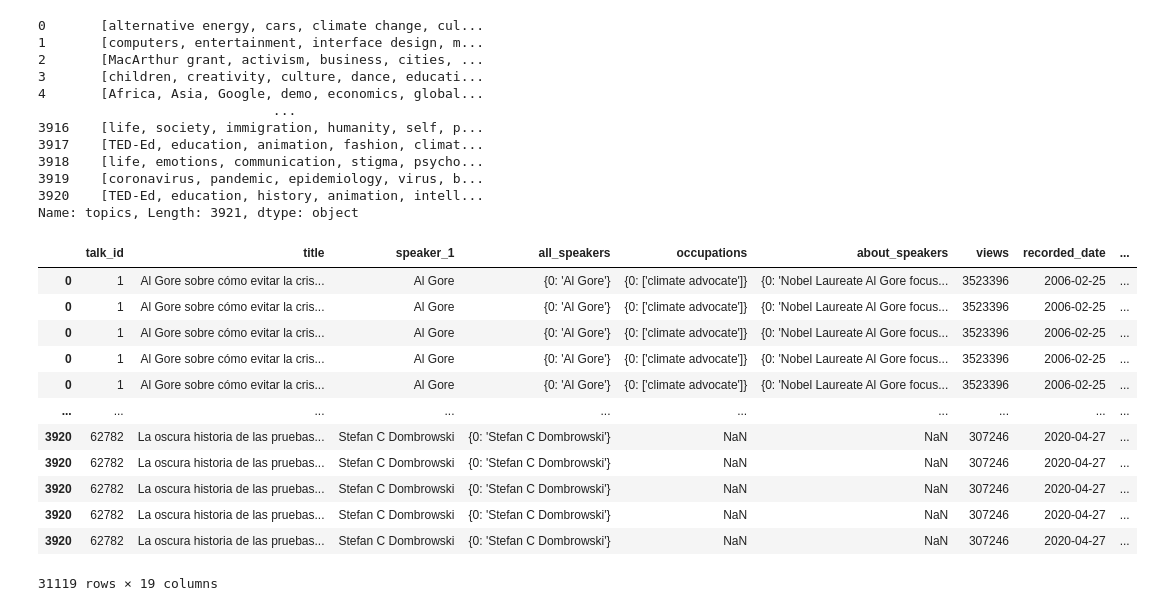
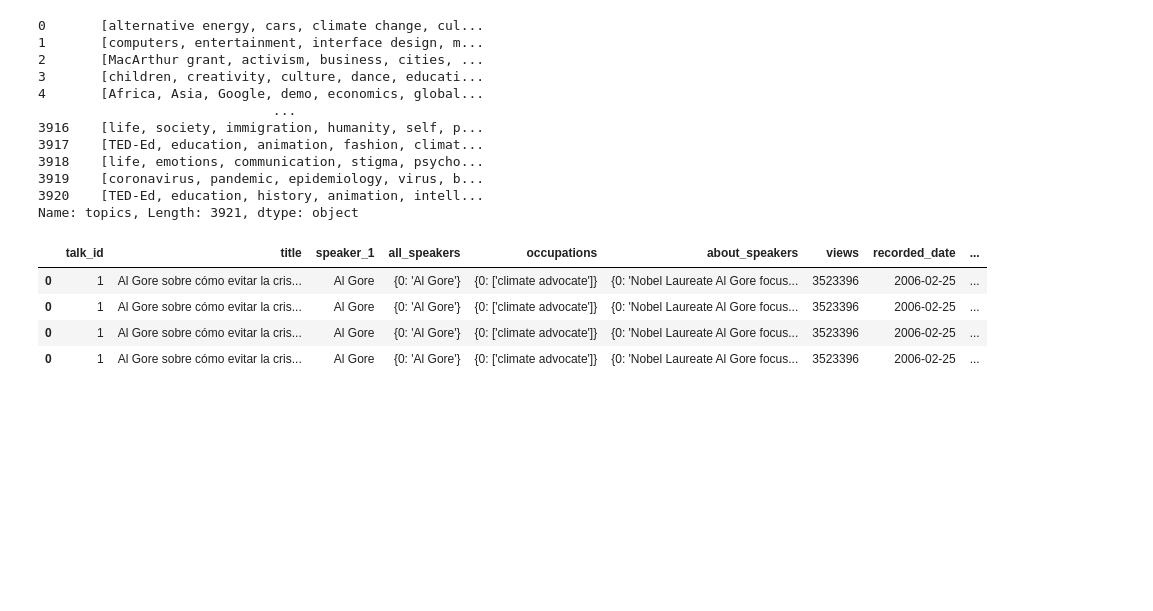
Before and after one commit to erzea1609/Proyectos-Algebra-lineal-avanzada, a Jupyter notebook: Proyecto 1/Proyecto Algebra.ipynb, the cells around one changed output. Drawn from its saved outputs; the diff is of its cells as text; code cells hidden in the pictures; blank space fills up the shorter version.

```diff
--- a/Proyecto 1/Proyecto Algebra.ipynb
+++ b/Proyecto 1/Proyecto Algebra.ipynb
@@ -41,20 +61,12 @@ Name: topics, Length: 3921, dtype: object
 # %%
 #Expande la lista y crea una fila por topico
 explode  = df.explode("topics")
-explode
+explode.head(4)
 # %% [output]
 |  | talk_id | title | speaker_1 | all_speakers | occupations | about_speakers | views | recorded_date | ... |
 | 0 | 1 | Al Gore sobre cómo evitar la cris... | Al Gore | {0: 'Al Gore'} | {0: ['climate advocate']} | {0: 'Nobel Laureate Al Gore focus... | 3523396 | 2006-02-25 | ... |
 | 0 | 1 | Al Gore sobre cómo evitar la cris... | Al Gore | {0: 'Al Gore'} | {0: ['climate advocate']} | {0: 'Nobel Laureate Al Gore focus... | 3523396 | 2006-02-25 | ... |
 | 0 | 1 | Al Gore sobre cómo evitar la cris... | Al Gore | {0: 'Al Gore'} | {0: ['climate advocate']} | {0: 'Nobel Laureate Al Gore focus... | 3523396 | 2006-02-25 | ... |
 | 0 | 1 | Al Gore sobre cómo evitar la cris... | Al Gore | {0: 'Al Gore'} | {0: ['climate advocate']} | {0: 'Nobel Laureate Al Gore focus... | 3523396 | 2006-02-25 | ... |
-| 0 | 1 | Al Gore sobre cómo evitar la cris... | Al Gore | {0: 'Al Gore'} | {0: ['climate advocate']} | {0: 'Nobel Laureate Al Gore focus... | 3523396 | 2006-02-25 | ... |
-| ... | ... | ... | ... | ... | ... | ... | ... | ... | ... |
-| 3920 | 62782 | La oscura historia de las pruebas... | Stefan C Dombrowski | {0: 'Stefan C Dombrowski'} | NaN | NaN | 307246 | 2020-04-27 | ... |
-| 3920 | 62782 | La oscura historia de las pruebas... | Stefan C Dombrowski | {0: 'Stefan C Dombrowski'} | NaN | NaN | 307246 | 2020-04-27 | ... |
-| 3920 | 62782 | La oscura historia de las pruebas... | Stefan C Dombrowski | {0: 'Stefan C Dombrowski'} | NaN | NaN | 307246 | 2020-04-27 | ... |
-| 3920 | 62782 | La oscura historia de las pruebas... | Stefan C Dombrowski | {0: 'Stefan C Dombrowski'} | NaN | NaN | 307246 | 2020-04-27 | ... |
-| 3920 | 62782 | La oscura historia de las pruebas... | Stefan C Dombrowski | {0: 'Stefan C Dombrowski'} | NaN | NaN | 307246 | 2020-04-27 | ... |
-31119 rows × 19 columns
 # %%
 #Los topicos que hay
```
Also changed, not shown: parts of 32 cells of this notebook.
